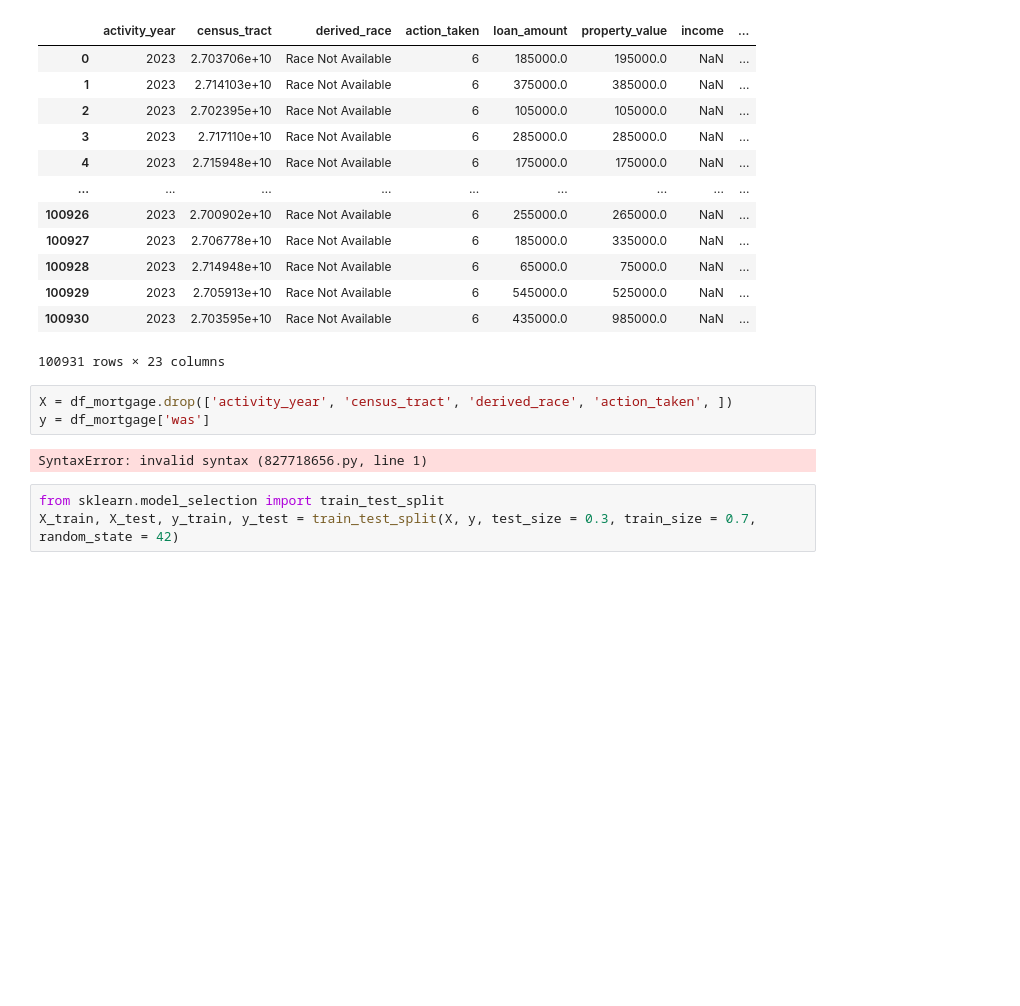
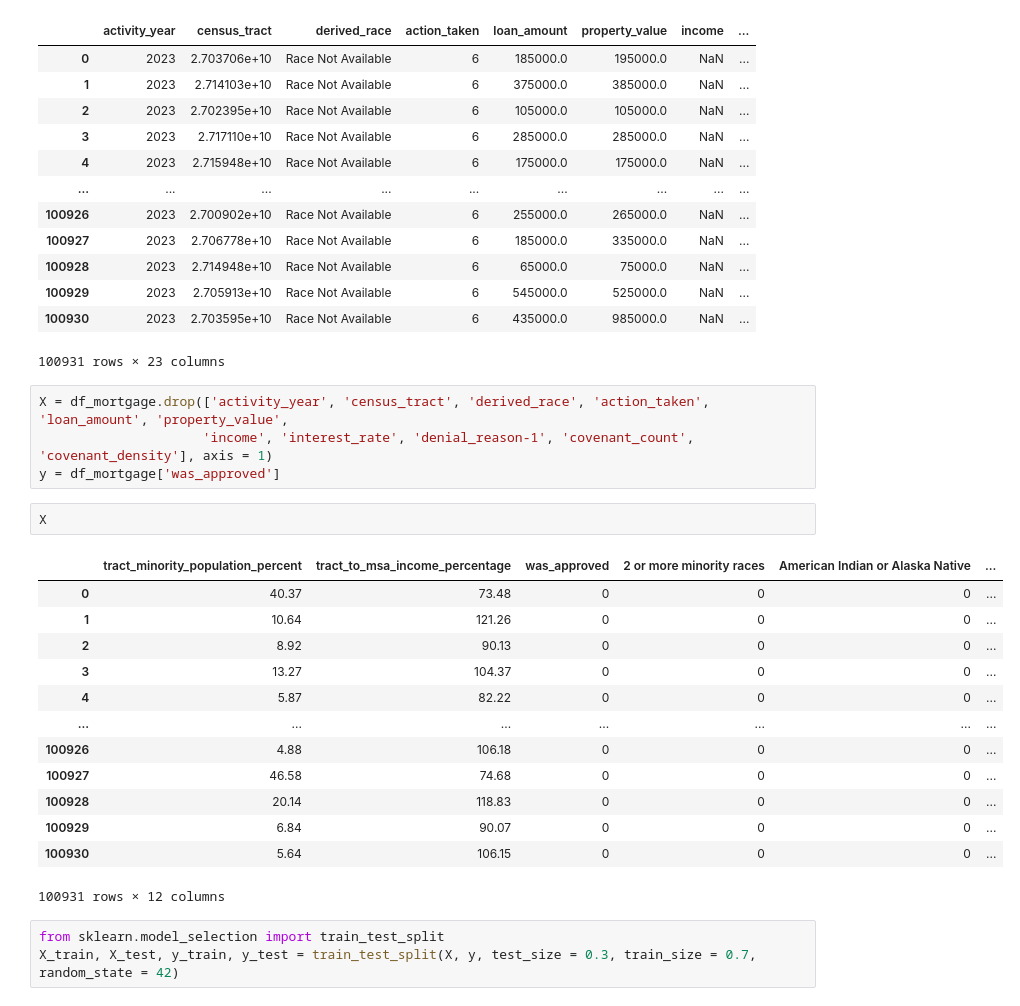
Before and after one commit to IMOsbo/DATA6550-Housing-Bias, a Jupyter notebook: Code/Woods/Module4_WoodsK.ipynb, the cells around one changed output. Saved outputs shown, nothing was run; the diff lists cells and outputs as text; blank space fills up the shorter version.

```diff
--- a/Code/Woods/Module4_WoodsK.ipynb
+++ b/Code/Woods/Module4_WoodsK.ipynb
@@ -85,10 +87,25 @@ df_mortgage
 | 100930 | 2023 | 2.703595e+10 | Race Not Available | 6 | 435000.0 | 985000.0 | NaN | ... |
 100931 rows × 23 columns
 # %%
-X = df_mortgage.drop(['activity_year', 'census_tract', 'derived_race', 'action_taken', ])
-y = df_mortgage['was']
+X = df_mortgage.drop(['activity_year', 'census_tract', 'derived_race', 'action_taken', 'loan_amount', 'property_value',
+                     'income', 'interest_rate', 'denial_reason-1', 'covenant_count', 'covenant_density'], axis = 1)
+y = df_mortgage['was_approved']
-# %% [output]
-SyntaxError: invalid syntax (827718656.py, line 1)
+# %%
+X
+# %% [output]
+|  | tract_minority_population_percent | tract_to_msa_income_percentage | was_approved | 2 or more minority races | American Indian or Alaska Native | ... |
+| 0 | 40.37 | 73.48 | 0 | 0 | 0 | ... |
+| 1 | 10.64 | 121.26 | 0 | 0 | 0 | ... |
+| 2 | 8.92 | 90.13 | 0 | 0 | 0 | ... |
+| 3 | 13.27 | 104.37 | 0 | 0 | 0 | ... |
+| 4 | 5.87 | 82.22 | 0 | 0 | 0 | ... |
+| ... | ... | ... | ... | ... | ... | ... |
+| 100926 | 4.88 | 106.18 | 0 | 0 | 0 | ... |
+| 100927 | 46.58 | 74.68 | 0 | 0 | 0 | ... |
+| 100928 | 20.14 | 118.83 | 0 | 0 | 0 | ... |
+| 100929 | 6.84 | 90.07 | 0 | 0 | 0 | ... |
+| 100930 | 5.64 | 106.15 | 0 | 0 | 0 | ... |
+100931 rows × 12 columns
 # %%
 from sklearn.model_selection import train_test_split
 X_train, X_test, y_train, y_test = train_test_split(X, y, test_size = 0.3, train_size = 0.7, random_state = 42)
```
Also changed, not shown: parts of 5 cells of this notebook.
